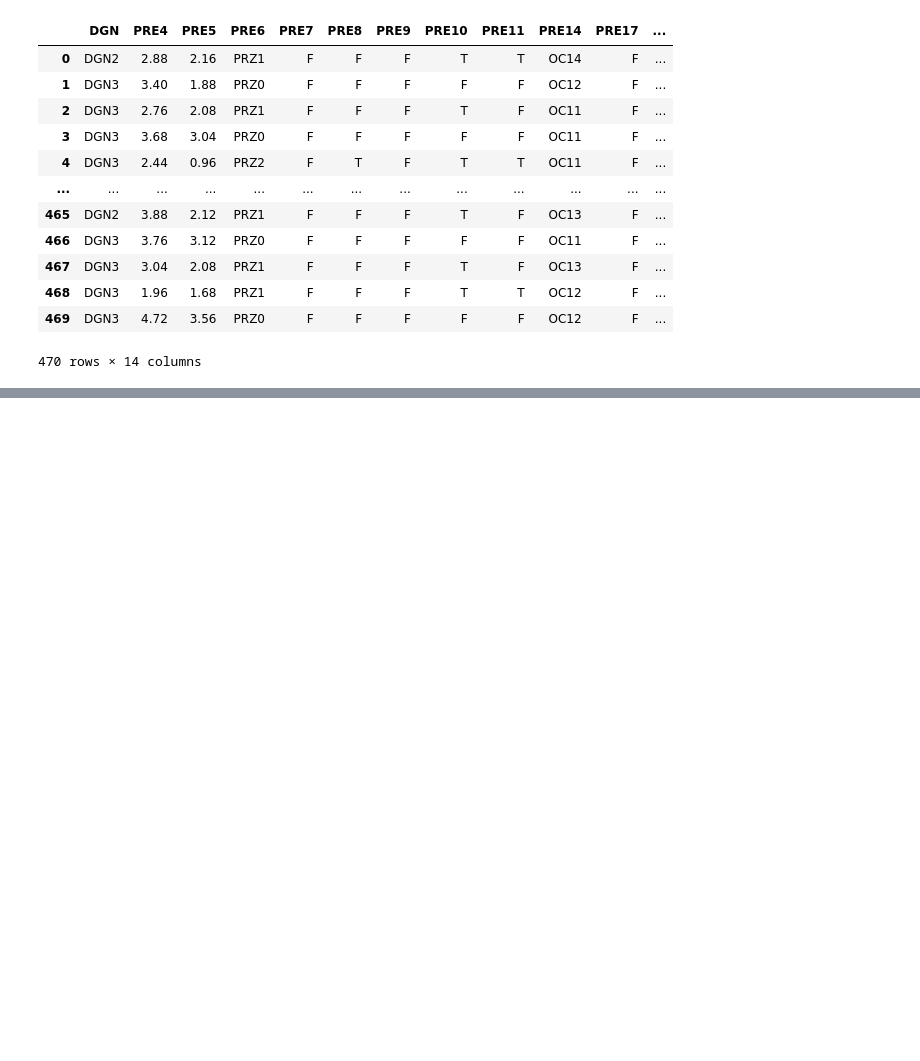
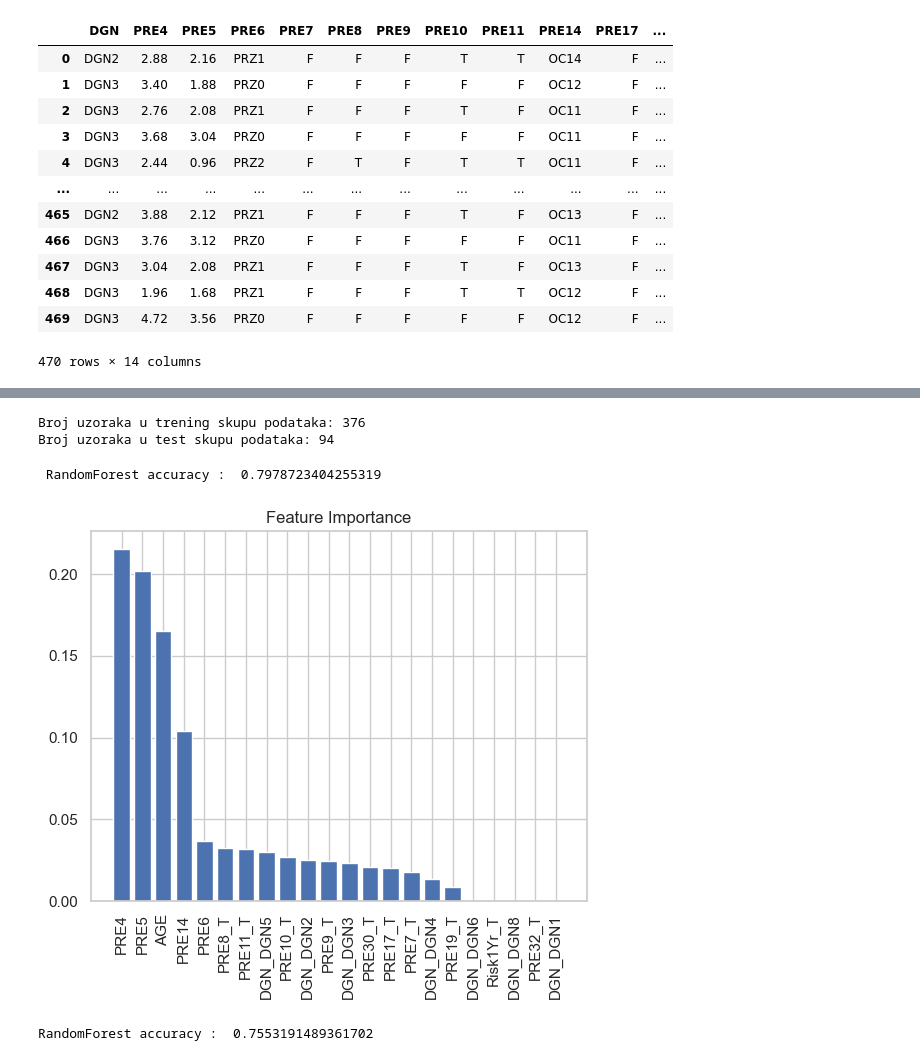
Before and after one commit to milicaj00/ML-P1-Classification, a Jupyter notebook: proba.ipynb, the cells around one changed output, grey strips where cells are left out. Saved outputs shown, nothing was run; the diff lists cells and outputs as text; code cells hidden in the pictures; blank space fills up the shorter version.

```diff
--- a/proba.ipynb
+++ b/proba.ipynb
@@ -275,0 +280,10 @@ sns.heatmap(data=df_corr, annot=True, ax=ax, cmap='Blues')
+# %%
+#sve kolone koje nisu konacne
+cols = [col for col in data2.columns if col not in ['Risk1Yr_T']]
+data_features = data2[cols]
+target = data2['Risk1Yr_T']
+data_features.head(2)
+
+standardizer = StandardScaler()
+# Standardize features
+data_features =  standardizer.fit_transform(data_features)
@@ -275,0 +304,60 @@ sns.heatmap(data=df_corr, annot=True, ax=ax, cmap='Blues')
+# %%
+
+data_train,data_test,target_train,target_test = train_test_split(data_features,target,test_size=0.2,random_state=47)
+
+print(f"Broj uzoraka u trening skupu podataka: {len(data_train)}")
+print(f"Broj uzoraka u test skupu podataka: {len(data_test)}")
+# %% [output]
+Broj uzoraka u trening skupu podataka: 376
+Broj uzoraka u test skupu podataka: 94
+# %%
+from sklearn.ensemble import RandomForestClassifier
+from sklearn.metrics import accuracy_score, classification_report
+import numpy as np
+# Create classifier
+rf_classifier = RandomForestClassifier()
+# Train model
+rf_model = rf_classifier.fit(data_train, target_train)
+rf_pred = rf_model.predict(data_test)
+# Get accuracy score
+print(" RandomForest accuracy : ",accuracy_score(target_test, rf_pred, normalize = True))
+# %% [output]
+ RandomForest accuracy :  0.7978723404255319
+# %%
+# trazimo znacajne podatke
+importances = rf_model.feature_importances_
+indices = np.argsort(importances)[::-1]
+names = [data2.columns[i] for i in indices]
+
+pyplot.figure()
+
+pyplot.title("Feature Importance")
+
+pyplot.bar(range(data_train.shape[1]), importances[indices])
+
+pyplot.xticks(range(data_train.shape[1]), names, rotation=90)
+
+pyplot.show()
+# %% [output]
+[figure, added]
+# %%
+
+from sklearn.feature_selection import SelectFromModel
+
+
+def selectFeaturesRF(th):
+    selector = SelectFromModel(rf_classifier, threshold=th)
+
+    features_important = selector.fit_transform(data_train, target_train)
+
+    test_important = selector.transform(data_test)
+
+    randomForestModel = rf_classifier.fit(features_important,target_train)
+
+    predRFC = randomForestModel.predict(test_important)
+
+    print("RandomForest accuracy : ",accuracy_score(target_test, predRFC, normalize = True))
+
+selectFeaturesRF(0.032)
+# %% [output]
+RandomForest accuracy :  0.7553191489361702
```
Also changed, not shown: parts of 20 cells of this notebook, 1 other file.
